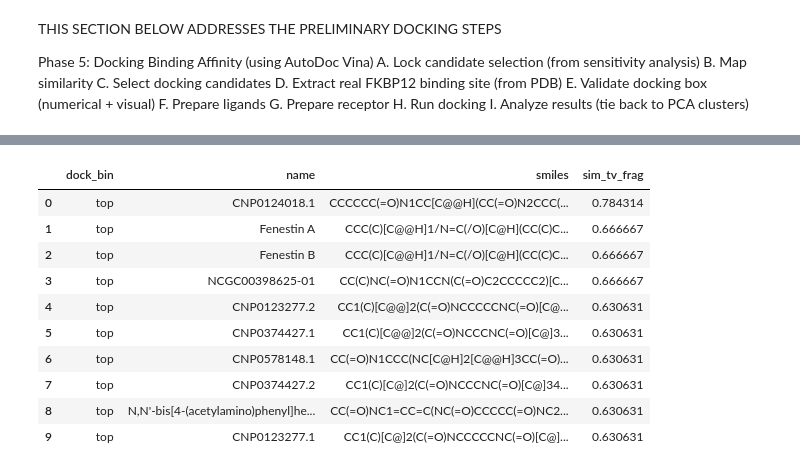
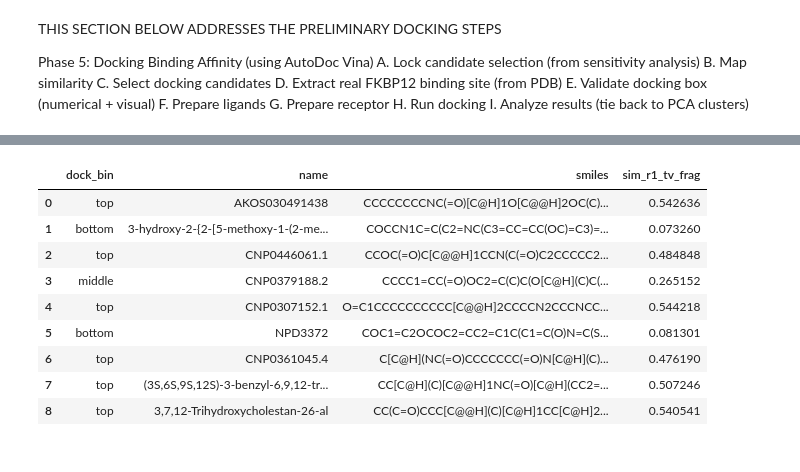
Before and after one commit to sibhi-sakthivel/chem277a-final-project, a Jupyter notebook: Project2_Chem277A_v3.ipynb, the cells around one changed output, grey strips where cells are left out. Cells and saved outputs as stored; diff of their text form; code cells hidden in the pictures.

```diff
--- a/Project2_Chem277A_v3.ipynb
+++ b/Project2_Chem277A_v3.ipynb
@@ -2150,34 +2141,48 @@ I. Analyze results (tie back to PCA clusters)
 # P5.A Lock candidate selection: top/middle/bottom by similarity score
 
 # Choose similarity score column used for ordering
-similarity_col = "sim_tv_frag"
-n_each = 200
+similarity_col = "sim_r1_tv_frag"
+n_each = 300
+
+# Optional test mode: randomly sample a smaller set from docking_candidates_df
+USE_RANDOM_TEST_SET = True
+TEST_SET_SIZE = 9
+RANDOM_SEED = 42
 
 # Sort high-to-low similarity so head() gives top-scoring entries
 ranked = results_df.sort_values(by=similarity_col, ascending=False).reset_index(drop=True)
 n_total = len(ranked)
 
-if n_total < (3 * n_each):
-    raise ValueError(f"Need at least {3*n_each} rows, found {n_total}.")
+# Top candidates
+top_candidates = ranked.head(n_each).copy()
+top_candidates["dock_bin"] = "top"
 
-# Top 200
-top_200 = ranked.head(n_each).copy()
-top_200["dock_bin"] = "top"
+# Middle candidates (centered around midpoint)
+mid_start = (n_total // 2) - (n_each // 2)
+middle_candidates = ranked.iloc[mid_start:mid_start + n_each].copy()
+middle_candidates["dock_bin"] = "middle"
 
-# Middle 200 centered around midpoint
-mid_start = (n_total // 2) - (n_each // 2)
-middle_200 = ranked.iloc[mid_start:mid_start + n_each].copy()
-middle_200["dock_bin"] = "middle"
+# Bottom candidates
+bottom_candidates = ranked.tail(n_each).copy()
+bottom_candidates["dock_bin"] = "bottom"
 
-# Bottom 200
-bottom_200 = ranked.tail(n_each).copy()
-bottom_200["dock_bin"] = "bottom"
+# Final docking candidate table
+# (for n_each=10 this is 30 rows: 10 top + 10 middle + 10 bottom)
+docking_candidates_df = pd.concat(
+    [top_candidates, middle_candidates, bottom_candidates],
+    ignore_index=True
+)
 
-# Final docking candidate table (600 rows)
-test_candidates = pd.concat([top_200, middle_200, bottom_200], ignore_index=True)
+if USE_RANDOM_TEST_SET:
+    n_sample = min(TEST_SET_SIZE, len(docking_candidates_df))
+    docking_candidates_df = docking_candidates_df.sample(
+        n=n_sample,
+        random_state=RANDOM_SEED
+    ).reset_index(drop=True)
+    print(f"Using random test set: {n_sample} rows (seed={RANDOM_SEED})")
 
 print("Selected for docking:")
-print(test_candidates["dock_bin"].value_counts())
-print(f"Total rows: {len(test_candidates)}")
-display(test_candidates[["dock_bin", "name", "smiles", similarity_col]].head(10))
+print(docking_candidates_df["dock_bin"].value_counts())
+print(f"Total rows: {len(docking_candidates_df)}")
+display(docking_candidates_df[["dock_bin", "name", "smiles", similarity_col]].head(10))
 # %% [output]
@@ -2191,11 +2197,10 @@ Total rows: 600
-|  | dock_bin | name | smiles | sim_tv_frag |
-| 0 | top | CNP0124018.1 | CCCCCC(=O)N1CC[C@@H](CC(=O)N2CCC(... | 0.784314 |
-| 1 | top | Fenestin A | CCC(C)[C@@H]1/N=C(/O)[C@H](CC(C)C... | 0.666667 |
-| 2 | top | Fenestin B | CCC(C)[C@@H]1/N=C(/O)[C@H](CC(C)C... | 0.666667 |
-| 3 | top | NCGC00398625-01 | CC(C)NC(=O)N1CCN(C(=O)C2CCCCC2)[C... | 0.666667 |
-| 4 | top | CNP0123277.2 | CC1(C)[C@@]2(C(=O)NCCCCCNC(=O)[C@... | 0.630631 |
-| 5 | top | CNP0374427.1 | CC1(C)[C@@]2(C(=O)NCCCNC(=O)[C@]3... | 0.630631 |
-| 6 | top | CNP0578148.1 | CC(=O)N1CCC(NC[C@H]2[C@@H]3CC(=O)... | 0.630631 |
-| 7 | top | CNP0374427.2 | CC1(C)[C@]2(C(=O)NCCCNC(=O)[C@]34... | 0.630631 |
-| 8 | top | N,N'-bis[4-(acetylamino)phenyl]he... | CC(=O)NC1=CC=C(NC(=O)CCCCC(=O)NC2... | 0.630631 |
-| 9 | top | CNP0123277.1 | CC1(C)[C@]2(C(=O)NCCCCCNC(=O)[C@]... | 0.630631 |
+|  | dock_bin | name | smiles | sim_r1_tv_frag |
+| 0 | top | AKOS030491438 | CCCCCCCCNC(=O)[C@H]1O[C@@H]2OC(C)... | 0.542636 |
+| 1 | bottom | 3-hydroxy-2-{2-[5-methoxy-1-(2-me... | COCCN1C=C(C2=NC(C3=CC=CC(OC)=C3)=... | 0.073260 |
+| 2 | top | CNP0446061.1 | CCOC(=O)C[C@@H]1CCN(C(=O)C2CCCCC2... | 0.484848 |
+| 3 | middle | CNP0379188.2 | CCCC1=CC(=O)OC2=C(C)C(O[C@H](C)C(... | 0.265152 |
+| 4 | top | CNP0307152.1 | O=C1CCCCCCCCCC[C@@H]2CCCCN2CCCNCC... | 0.544218 |
+| 5 | bottom | NPD3372 | COC1=C2OCOC2=CC2=C1C(C1=C(O)N=C(S... | 0.081301 |
+| 6 | top | CNP0361045.4 | C[C@H](NC(=O)CCCCCCC(=O)N[C@H](C)... | 0.476190 |
+| 7 | top | (3S,6S,9S,12S)-3-benzyl-6,9,12-tr... | CC[C@H](C)[C@@H]1NC(=O)[C@H](CC2=... | 0.507246 |
+| 8 | top | 3,7,12-Trihydroxycholestan-26-al | CC(C=O)CCC[C@@H](C)[C@H]1CC[C@H]2... | 0.540541 |
```
Also changed, not shown: parts of 27 cells of this notebook.
